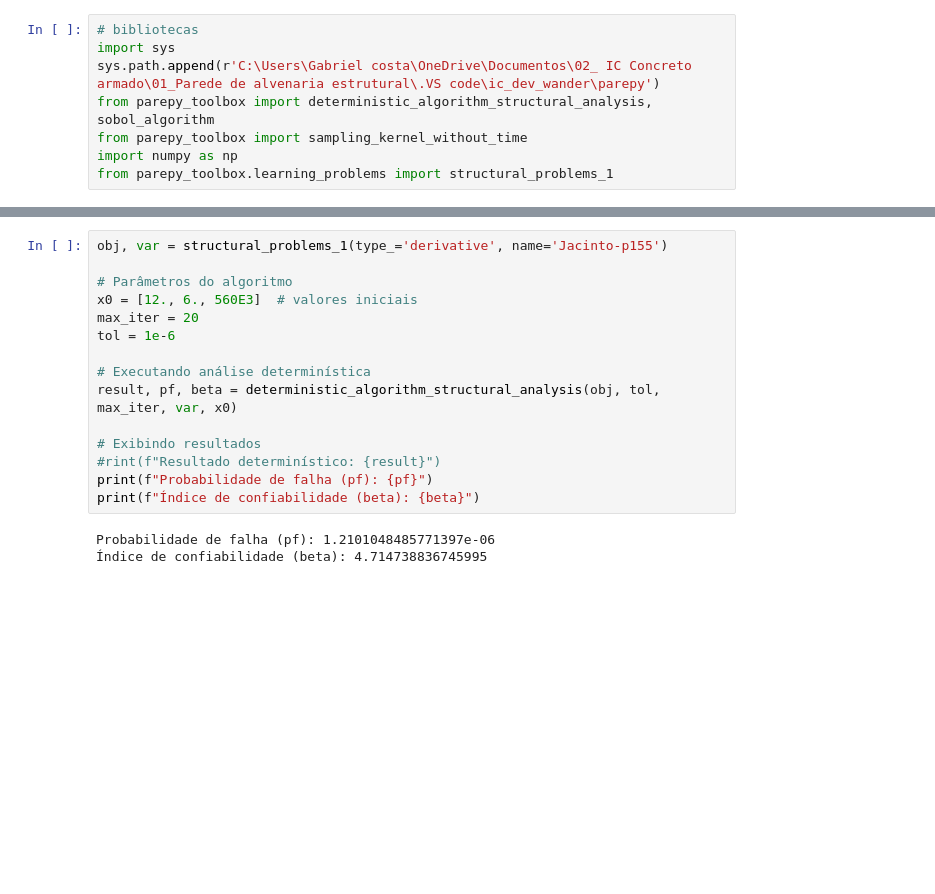
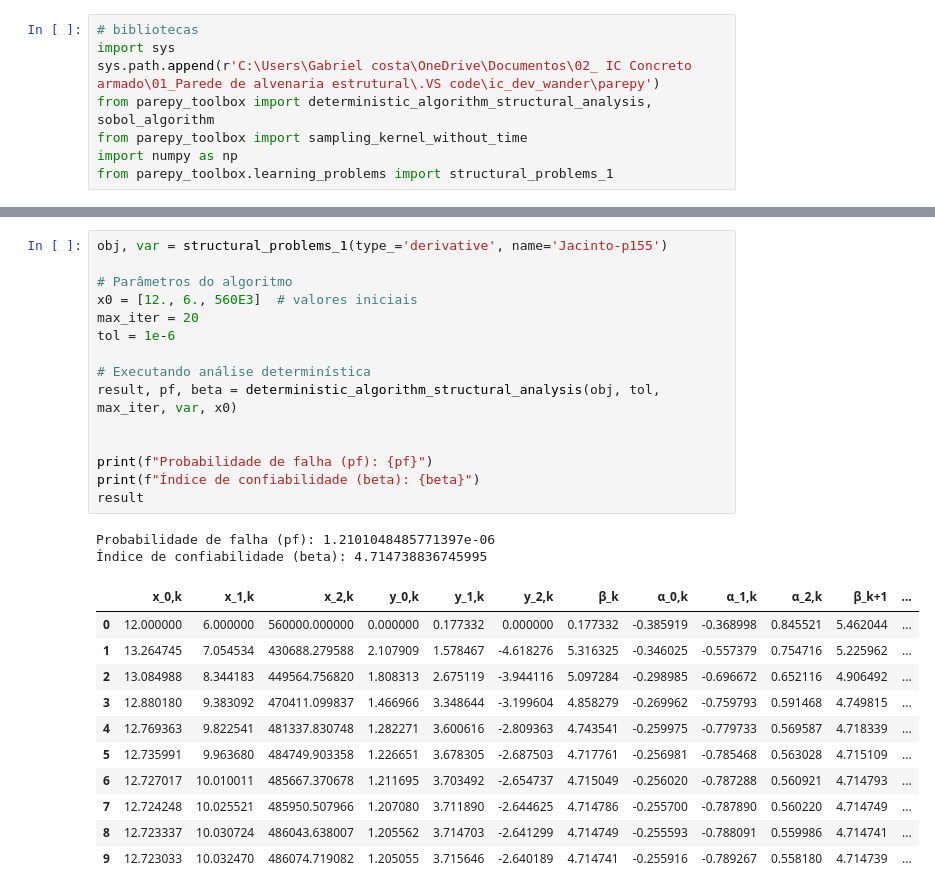
Before and after one commit to Pesquisa-UFCAT/parepy, a Jupyter notebook: local_examples/Teste_learning.ipynb, the cells around one changed output, grey strips where cells are left out. Saved outputs shown, nothing was run; the diff lists cells and outputs as text; blank space fills up the shorter version.

```diff
--- a/local_examples/Teste_learning.ipynb
+++ b/local_examples/Teste_learning.ipynb
@@ -32,18 +163,29 @@ Probabilidade de falha (pf): 2.8838984205750882e-05
 # %%
 obj, var = structural_problems_1(type_='derivative', name='Jacinto-p155')
 
 # Parâmetros do algoritmo
 x0 = [12., 6., 560E3]  # valores iniciais
 max_iter = 20
 tol = 1e-6
 
 # Executando análise determinística
 result, pf, beta = deterministic_algorithm_structural_analysis(obj, tol, max_iter, var, x0)
 
-# Exibindo resultados
-#rint(f"Resultado determinístico: {result}")
+
 print(f"Probabilidade de falha (pf): {pf}")
 print(f"Índice de confiabilidade (beta): {beta}")
+result
 # %% [output]
 Probabilidade de falha (pf): 1.2101048485771397e-06
 Índice de confiabilidade (beta): 4.714738836745995
+|  | x_0,k | x_1,k | x_2,k | y_0,k | y_1,k | y_2,k | β_k | α_0,k | α_1,k | α_2,k | β_k+1 | ... |
+| 0 | 12.000000 | 6.000000 | 560000.000000 | 0.000000 | 0.177332 | 0.000000 | 0.177332 | -0.385919 | -0.368998 | 0.845521 | 5.462044 | ... |
+| 1 | 13.264745 | 7.054534 | 430688.279588 | 2.107909 | 1.578467 | -4.618276 | 5.316325 | -0.346025 | -0.557379 | 0.754716 | 5.225962 | ... |
+| 2 | 13.084988 | 8.344183 | 449564.756820 | 1.808313 | 2.675119 | -3.944116 | 5.097284 | -0.298985 | -0.696672 | 0.652116 | 4.906492 | ... |
+| 3 | 12.880180 | 9.383092 | 470411.099837 | 1.466966 | 3.348644 | -3.199604 | 4.858279 | -0.269962 | -0.759793 | 0.591468 | 4.749815 | ... |
+| 4 | 12.769363 | 9.822541 | 481337.830748 | 1.282271 | 3.600616 | -2.809363 | 4.743541 | -0.259975 | -0.779733 | 0.569587 | 4.718339 | ... |
+| 5 | 12.735991 | 9.963680 | 484749.903358 | 1.226651 | 3.678305 | -2.687503 | 4.717761 | -0.256981 | -0.785468 | 0.563028 | 4.715109 | ... |
+| 6 | 12.727017 | 10.010011 | 485667.370678 | 1.211695 | 3.703492 | -2.654737 | 4.715049 | -0.256020 | -0.787288 | 0.560921 | 4.714793 | ... |
+| 7 | 12.724248 | 10.025521 | 485950.507966 | 1.207080 | 3.711890 | -2.644625 | 4.714786 | -0.255700 | -0.787890 | 0.560220 | 4.714749 | ... |
+| 8 | 12.723337 | 10.030724 | 486043.638007 | 1.205562 | 3.714703 | -2.641299 | 4.714749 | -0.255593 | -0.788091 | 0.559986 | 4.714741 | ... |
+| 9 | 12.723033 | 10.032470 | 486074.719082 | 1.205055 | 3.715646 | -2.640189 | 4.714741 | -0.255916 | -0.789267 | 0.558180 | 4.714739 | ... |
```
Also changed, not shown: parts of 15 cells of this notebook, 3 other files.
